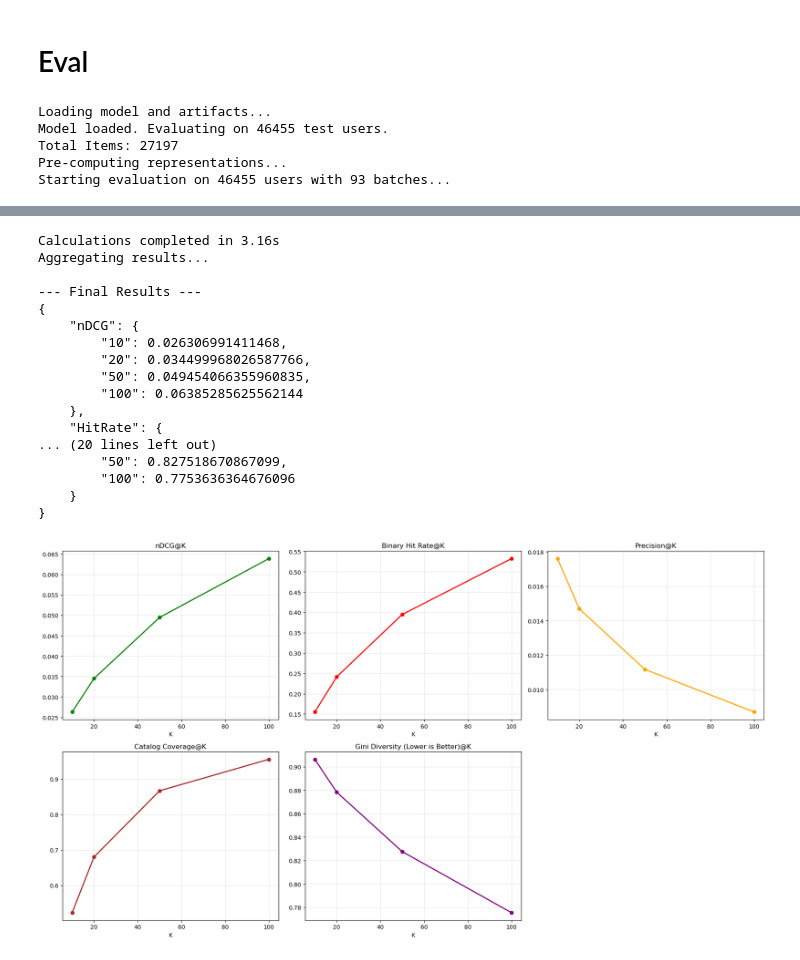
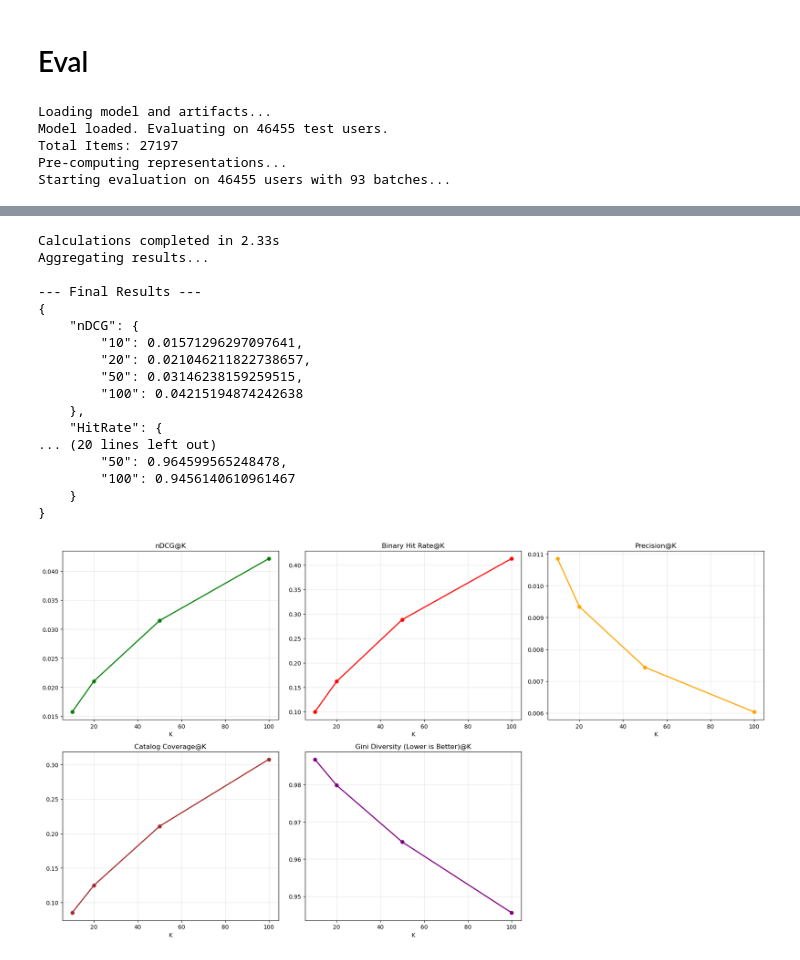
Before and after one commit to YannKleees/recsys, a Jupyter notebook: RecSysNotebooks/LightFM.ipynb, the cells around one changed output, grey strips where cells are left out. Drawn from its saved outputs; the diff is of its cells as text; code cells hidden in the pictures.

```diff
--- a/RecSysNotebooks/LightFM.ipynb
+++ b/RecSysNotebooks/LightFM.ipynb
@@ -191,7 +191,7 @@ train_interactions, test_interactions = random_train_test_split(
 model = LightFM(loss='warp',
                 random_state=42,
                 learning_rate=0.01,
-                no_components=256,
+                no_components=16,
                 user_alpha=1e-5,    # User regularization
                 item_alpha=1e-5     # Item regularization
                 ) # Number of latent factors
@@ -228,7 +228,7 @@ checkpoint = {
 }
 
 # Save to disk
-with open('lightfm_hybrid_model_75e_256d.pkl', 'wb') as f:
+with open('lightfm_hybrid_model_75e_16d.pkl', 'wb') as f:
     pickle.dump(checkpoint, f)
 
 print("Model and artifacts saved successfully!")
@@ -517,7 +517,7 @@ warnings.filterwarnings('ignore')
 # 1. LOAD MODEL
 # ----------------------------------------------------------------------------
 print("Loading model and artifacts...")
-with open('lightfm_hybrid_model_75e_256d.pkl', 'rb') as f:
+with open('lightfm_hybrid_model_75e_16d.pkl', 'rb') as f:
     checkpoint = pickle.load(f)
 
 model = checkpoint['model']
@@ -824,18 +824,18 @@ Starting evaluation on 46455 users with 93 batches...
-Calculations completed in 3.16s
+Calculations completed in 2.33s
 Aggregating results...
 
 --- Final Results ---
 {
     "nDCG": {
-        "10": 0.026306991411468,
-        "20": 0.034499968026587766,
-        "50": 0.049454066355960835,
-        "100": 0.06385285625562144
+        "10": 0.01571296297097641,
+        "20": 0.021046211822738657,
+        "50": 0.03146238159259515,
+        "100": 0.04215194874242638
     },
     "HitRate": {
 ... (20 lines left out)
-        "50": 0.827518670867099,
-        "100": 0.7753636364676096
+        "50": 0.964599565248478,
+        "100": 0.9456140610961467
     }
 }
-[figure, old version]
+[figure, new version]
```
Also changed, not shown: parts of 3 cells of this notebook, 5 other files.
